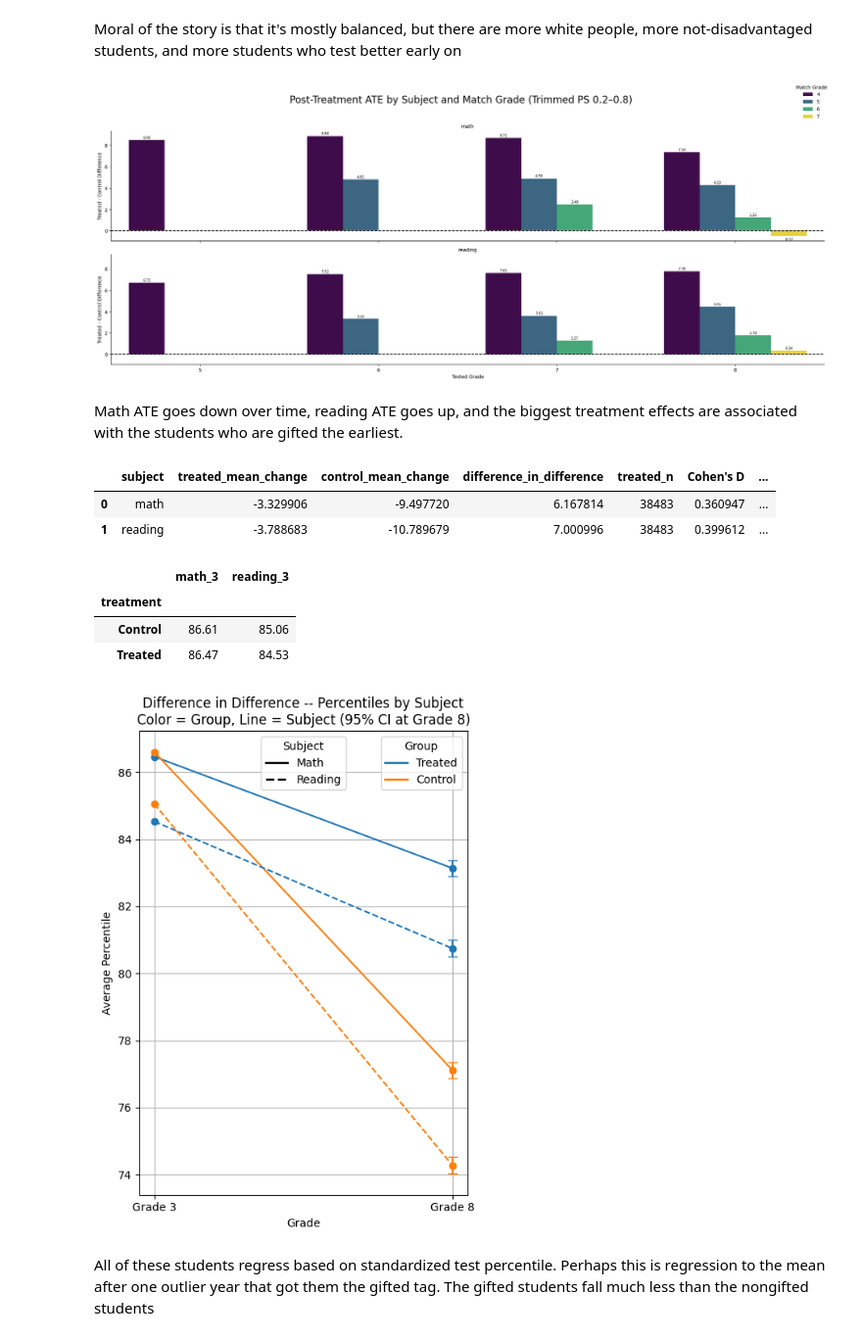
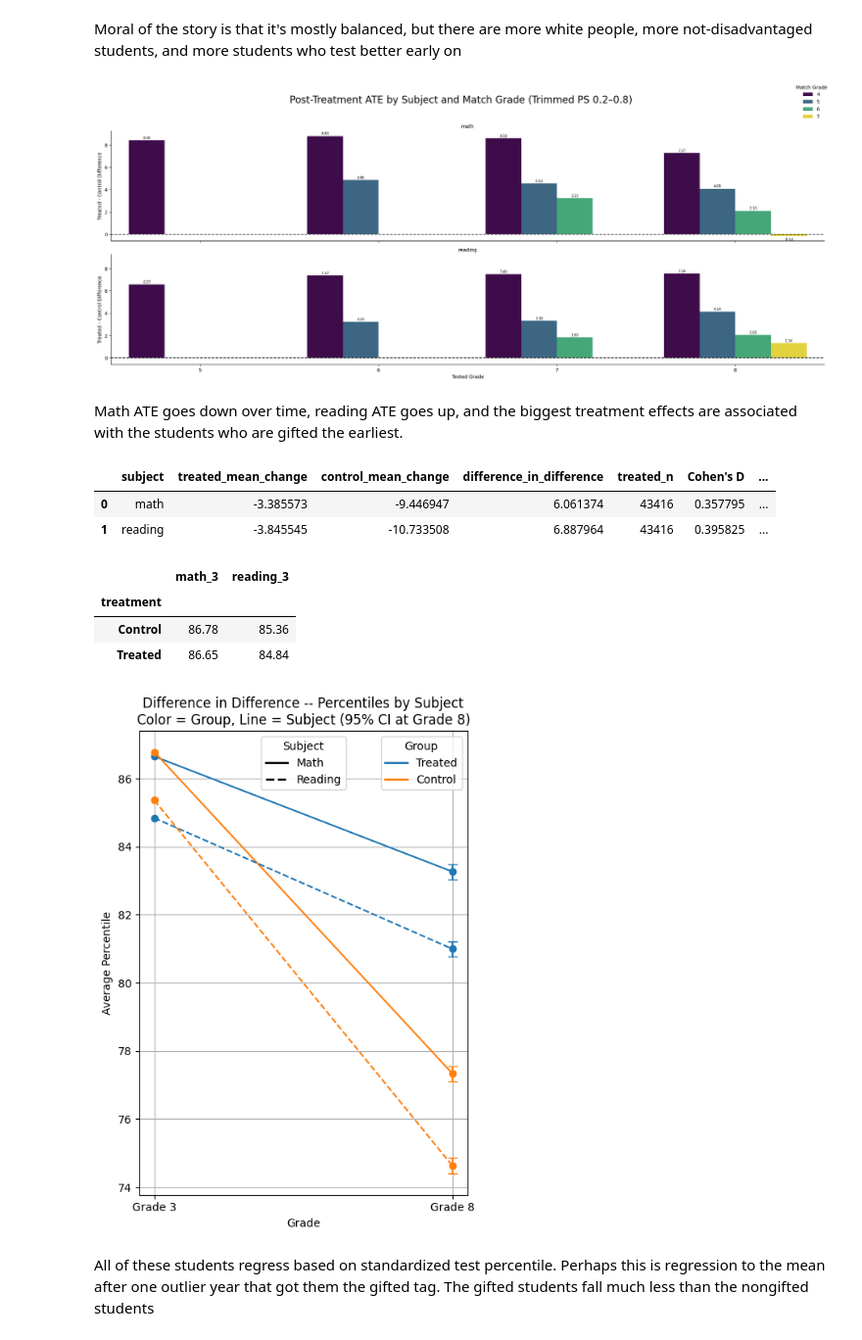
Before and after one commit to dmatten1/ncerdc-model, a Jupyter notebook: gifted/more_matching_IMPORTANT.ipynb, the cells around one changed output. Shown at 98% size. Drawn from its saved outputs; the diff is of its cells as text; code cells hidden in the pictures.

```diff
--- a/gifted/more_matching_IMPORTANT.ipynb
+++ b/gifted/more_matching_IMPORTANT.ipynb
@@ -6,7 +6,7 @@ from causalml.match import NearestNeighborMatch
 #this is all gifted students!
 df = pd.read_csv("../data/boundary.csv")
 df.drop(columns=['Unnamed: 0'],inplace=True)
-masterbuild = pd.read_csv("../masterbuild_master.csv")
+masterbuild = pd.read_csv("../data/masterbuild_master.csv")
 masterbuild = masterbuild[['mastid','lea']]
 
 df = df.merge(masterbuild, on='mastid',how='left')
@@ -318,7 +327,7 @@ plt.suptitle("Post-Treatment ATE by Subject and Match Grade (Trimmed PS 0.2–0.
 plt.tight_layout()
 plt.show()
 # %% [output]
-[figure, old version]
+[figure, new version]
 # %% [markdown]
 Math ATE goes down over time, reading ATE goes up, and the biggest treatment effects are associated with the students who are gifted the earliest.
 # %%
@@ -385,8 +394,8 @@ did_df = pd.DataFrame(did_results)
 did_df
 # %% [output]
 |  | subject | treated_mean_change | control_mean_change | difference_in_difference | treated_n | Cohen's D | ... |
-| 0 | math | -3.329906 | -9.497720 | 6.167814 | 38483 | 0.360947 | ... |
-| 1 | reading | -3.788683 | -10.789679 | 7.000996 | 38483 | 0.399612 | ... |
+| 0 | math | -3.385573 | -9.446947 | 6.061374 | 43416 | 0.357795 | ... |
+| 1 | reading | -3.845545 | -10.733508 | 6.887964 | 43416 | 0.395825 | ... |
 # %%
 # Group by treatment and compute mean math and reading scores at grade 3
 baseline_means = all_matches_trimmed.groupby('treatment')[['math_3', 'reading_3']].mean().round(2)
@@ -395,79 +404,74 @@ baseline_means
 # %% [output]
 |  | math_3 | reading_3 |
 | treatment |  |  |
-| Control | 86.61 | 85.06 |
-| Treated | 86.47 | 84.53 |
+| Control | 86.78 | 85.36 |
+| Treated | 86.65 | 84.84 |
 # %%
 import matplotlib.pyplot as plt
 from matplotlib.lines import Line2D
 
-# Define settings
-groups = ['Treated', 'Control']
+# Reshape baseline_means for merging
+baseline_long = baseline_means.reset_index().melt(id_vars='treatment', var_name='subject', value_name='baseline')
+baseline_long['subject'] = baseline_long['subject'].str.replace('_3', '')  # clean subject names
+
+# Pivot to wide format to get treated_pre and control_pre
+baseline_wide = baseline_long.pivot(index='subject', columns='treatment', values='baseline').reset_index()
+baseline_wide.columns.name = None
+baseline_wide = baseline_wide.rename(columns={
+    'Treated': 'treated_pre',
+    'Control': 'control_pre'
+})
+
+# Merge with did_df
+plot_df = pd.merge(did_df, baseline_wide, on='subject')
+
+# Compute post-treatment scores
+plot_df['treated_post'] = plot_df['treated_pre'] + plot_df['treated_mean_change']
+plot_df['control_post'] = plot_df['control_pre'] + plot_df['control_mean_change']
+
+# Plotting
+grades = ['Grade 3', 'Grade 8']
 colors = {'Treated': 'tab:blue', 'Control': 'tab:orange'}
 linestyles = {'math': '-', 'reading': '--'}
-grades = ['Grade 3', 'Grade 8']
 
-# Create the plot
-fig, ax = plt.subplots(figsize=(5,7))
+fig, ax = plt.subplots(figsize=(5, 7))
 
-for _, row in did_df.iterrows():
+for _, row in plot_df.iterrows():
     subject = row['subject']
 
-    # Y-values
     treated_y = [row['treated_pre'], row['treated_post']]
     control_y = [row['control_pre'], row['control_post']]
 
-    # Plot lines
     ax.plot(grades, treated_y, color=colors['Treated'], linestyle=linestyles[subject], marker='o')
     ax.plot(grades, control_y, color=colors['Control'], linestyle=linestyles[subject], marker='o')
 
-    # Add 95% CI at Grade 8
-    ci_half_width = (row['CI upper'] - row['CI Lower']) / 2
+    # CI at Grade 8
+    ci_half = (row['CI upper'] - row['CI Lower']) / 2
+    ax.errorbar(grades[1], row['treated_post'], yerr=ci_half, fmt='none', ecolor=colors['Treated'], capsize=4, lw=1.5)
+    ax.errorbar(grades[1], row['control_post'], yerr=ci_half, fmt='none', ecolor=colors['Control'], capsize=4, lw=1.5)
 
-    # Error bars at Grade 8 (x=1)
-    ax.errorbar(
-        x=grades[1],
-        y=row['treated_post'],
-        yerr=ci_half_width,
-        fmt='none',
-        ecolor=colors['Treated'],
-        capsize=4,
-        lw=1.5
-    )
-    ax.errorbar(
-        x=grades[1],
-        y=row['control_post'],
-        yerr=ci_half_width,
-        fmt='none',
-        ecolor=colors['Control'],
-        capsize=4,
-        lw=1.5
-    )
-
-# Custom legend handles
+# Legends
 group_handles = [
     Line2D([0], [0], color=colors['Treated'], lw=2, label='Treated'),
     Line2D([0], [0], color=colors['Control'], lw=2, label='Control')
 ]
 subject_handles = [
     Line2D([0], [0], color='black', linestyle='-', lw=2, label='Math'),
     Line2D([0], [0], color='black', linestyle='--', lw=2, label='Reading')
 ]
-
-# Add legends
 legend1 = ax.legend(handles=group_handles, title='Group', loc='upper right')
 legend2 = ax.legend(handles=subject_handles, title='Subject', loc='upper center')
 ax.add_artist(legend1)
 
-# Final formatting
+# Final touches
 ax.set_title('Difference in Difference -- Percentiles by Subject\nColor = Group, Line = Subject (95% CI at Grade 8)')
 ax.set_ylabel('Average Percentile')
 ax.set_xlabel('Grade')
 ax.grid(True)
 plt.tight_layout()
 plt.show()
 # %% [output]
-[figure, old version]
+[figure, new version]
 # %% [markdown]
 All of these students regress based on standardized test percentile. Perhaps this is regression to the mean after one outlier year that got them the gifted tag. The gifted students fall much less than the nongifted students
 # %% [markdown]
```
Also changed, not shown: parts of 23 cells of this notebook, 6 other files.
